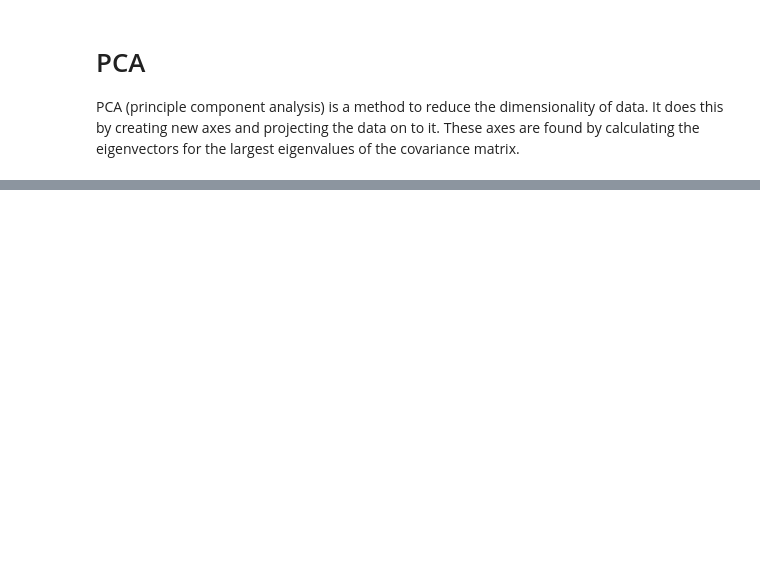
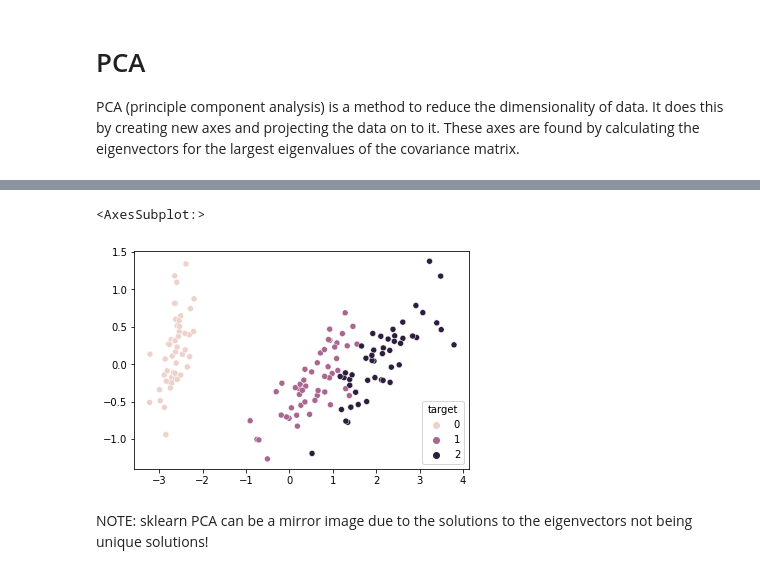
Before and after one commit to BelligerG/Machine_Learning_Notes, a Jupyter notebook: dimensionality_reduction/PCA.ipynb, the cells around one changed output, grey strips where cells are left out. Cells and saved outputs as stored; diff of their text form; code cells hidden in the pictures; blank space fills up the shorter version.

```diff
--- a/dimensionality_reduction/PCA.ipynb
+++ b/dimensionality_reduction/PCA.ipynb
@@ -49,0 +103,7 @@ Variance explained by this dimensionality reduction: 0.98%
+# %%
+sns.scatterplot(*PCA_sklearn(2).fit_transform(df.values[:, :-1]).T, hue=df["target"])
+# %% [output]
+<AxesSubplot:>
+[figure, added]
+# %% [markdown]
+NOTE: sklearn PCA can be a mirror image due to the solutions to the eigenvectors not being unique solutions!
```
Also changed, not shown: parts of 17 cells of this notebook.
